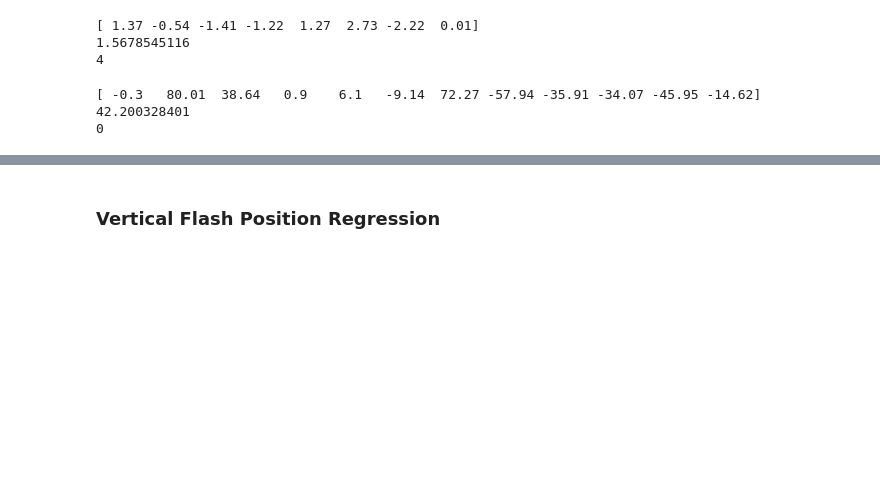
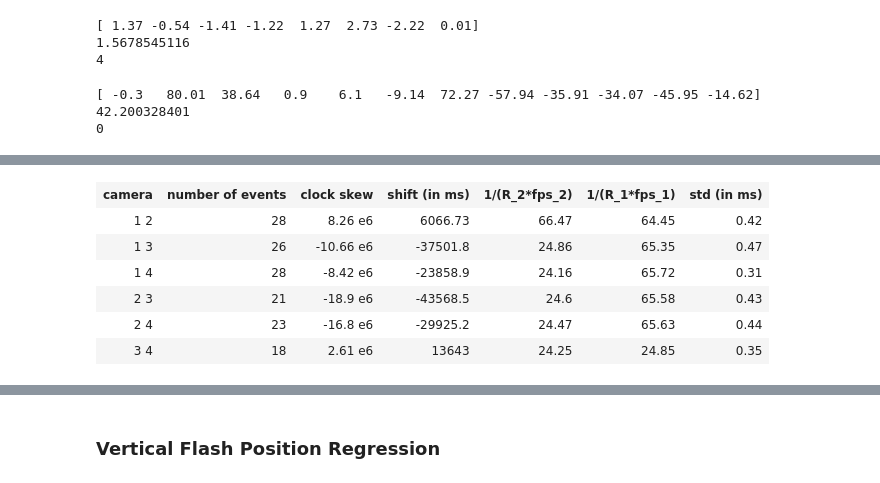
Before and after one commit to smidm/flashvideosynchronization-notebook, a Jupyter notebook: sub-frame_synchronization.ipynb, the cells around one changed output, grey strips where cells are left out. Cells and saved outputs as stored; diff of their text form; code cells hidden in the pictures; blank space fills up the shorter version.

```diff
--- a/sub-frame_synchronization.ipynb
+++ b/sub-frame_synchronization.ipynb
@@ -788,5 +868,5 @@ end_ok_idx = np.all(np.vstack([matched_events[cam]['end'] < obsolete_regions[cam
 # %%
-def get_matched_events(cameras, events, event_selection_idx, base_cam, obsolete_regions):
+def get_matched_events(cameras, events, event_selection_idx, base_cam):
     matched = match_events({cam: events[cam]['timing'] for cam in cameras}, cameras,
                  {cam: events[cam][event_selection_idx[cam][0]]['timing'] for cam in cameras},
                  base_cam, close_events_thresh_ms=80)
@@ -794,10 +874,9 @@ def get_matched_events(cameras, events, event_selection_idx, base_cam, obsolete_
     matched_events = {}
     for idx, cam in enumerate(cameras):
         matched_events[cam] = events[cam][matched[mask_full_match].astype(int)[:, idx]]
-    start_ok_idx = np.all(np.vstack([matched_events[cam]['start'] > obsolete_regions[cam]['top'] for cam in cameras]), axis=0)
-    return {cam: matched_events[cam][start_ok_idx] for cam in cameras}
+    return matched_events
 # %%
-matched_events_ok = {cam: matched_events[cam][start_ok_idx] for cam in cameras}
+matched_events_ok = {cam: matched_events[cam] for cam in cameras}
 matched_events_ok
 # %% [output]
 {1: array([(96, 233.0, 1000.0, 96.10787037037036, 70779.0), (248, 936.0, 1969.0, 248.43333333333334, 76860.0),
@@ -826,6 +899,3 @@ sns.heatmap(distances)
-# %%
-cam = cameras[0]
-plt.imshow(images.get_image(features_start[cam] + 11827, cam))
 # %%
 # visualization: stream events synchronization
 def multitple_streams_events_visualization(cameras, offsets, events, start_s=0, duration_s=200):
@@ -1118,0 +1375,34 @@ np.savetxt('4cameras_ok.csv', table, header=','.join(headers), delimiter=',', fm
+# %%
+def format_table(table, formats):
+    table_out = []
+    for row in table:
+        out_row =[]
+        for item, fmt in zip(row, formats):
+            if fmt is None:
+                out_row.append(item)
+            elif isinstance(fmt, str):
+                out_row.append(fmt % item)
+            else:
+                out_row.append(fmt(item))
+        table_out.append(out_row)
+    return table_out
+# %%
+r2 = lambda x: round(x, 2)
+#
+# lambda x: (1 - x) * 10 ** 6
+formats = [None, None, lambda x: str(round((1 - x) * 10 ** 6, 2)) + ' e6',
+           r2, r2, r2, r2]
+headers_ = [s.replace('\n', ' ') for s in headers]
+headers_[2] = '1 - clock skew'
+
+t_ = format_table(t, formats)
+HTML(tabulate(t_, headers=headers, tablefmt='html')) # , floatfmt='0.2f' )) #
+# t_
+# %% [output]
+| camera | number of events | clock skew | shift (in ms) | 1/(R_2*fps_2) | 1/(R_1*fps_1) | std (in ms) |
+| 1 2 | 28 | 8.26 e6 | 6066.73 | 66.47 | 64.45 | 0.42 |
+| 1 3 | 26 | -10.66 e6 | -37501.8 | 24.86 | 65.35 | 0.47 |
+| 1 4 | 28 | -8.42 e6 | -23858.9 | 24.16 | 65.72 | 0.31 |
+| 2 3 | 21 | -18.9 e6 | -43568.5 | 24.6 | 65.58 | 0.43 |
+| 2 4 | 23 | -16.8 e6 | -29925.2 | 24.47 | 65.63 | 0.44 |
+| 3 4 | 18 | 2.61 e6 | 13643 | 24.25 | 24.85 | 0.35 |
```
Also changed, not shown: parts of 103 cells of this notebook.
